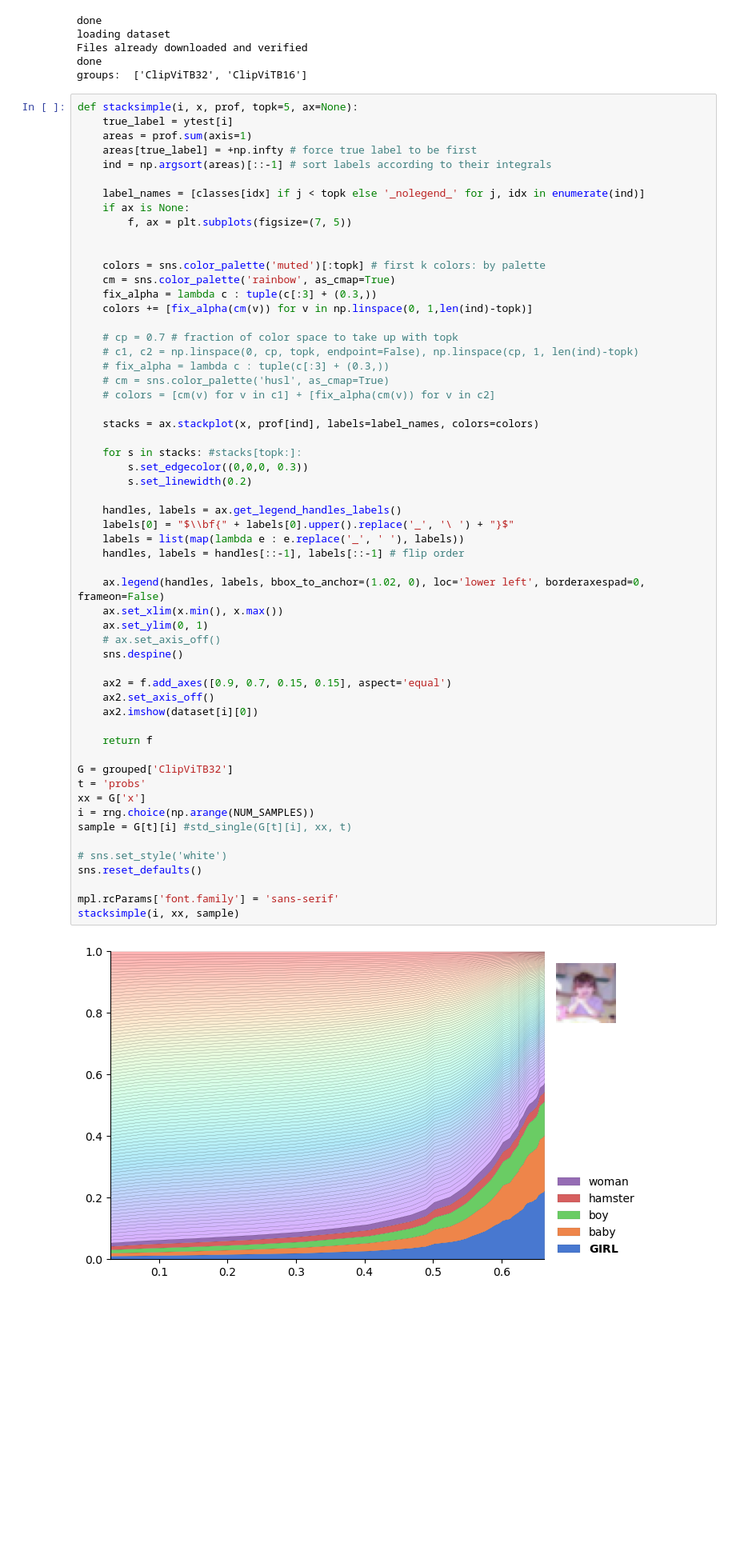
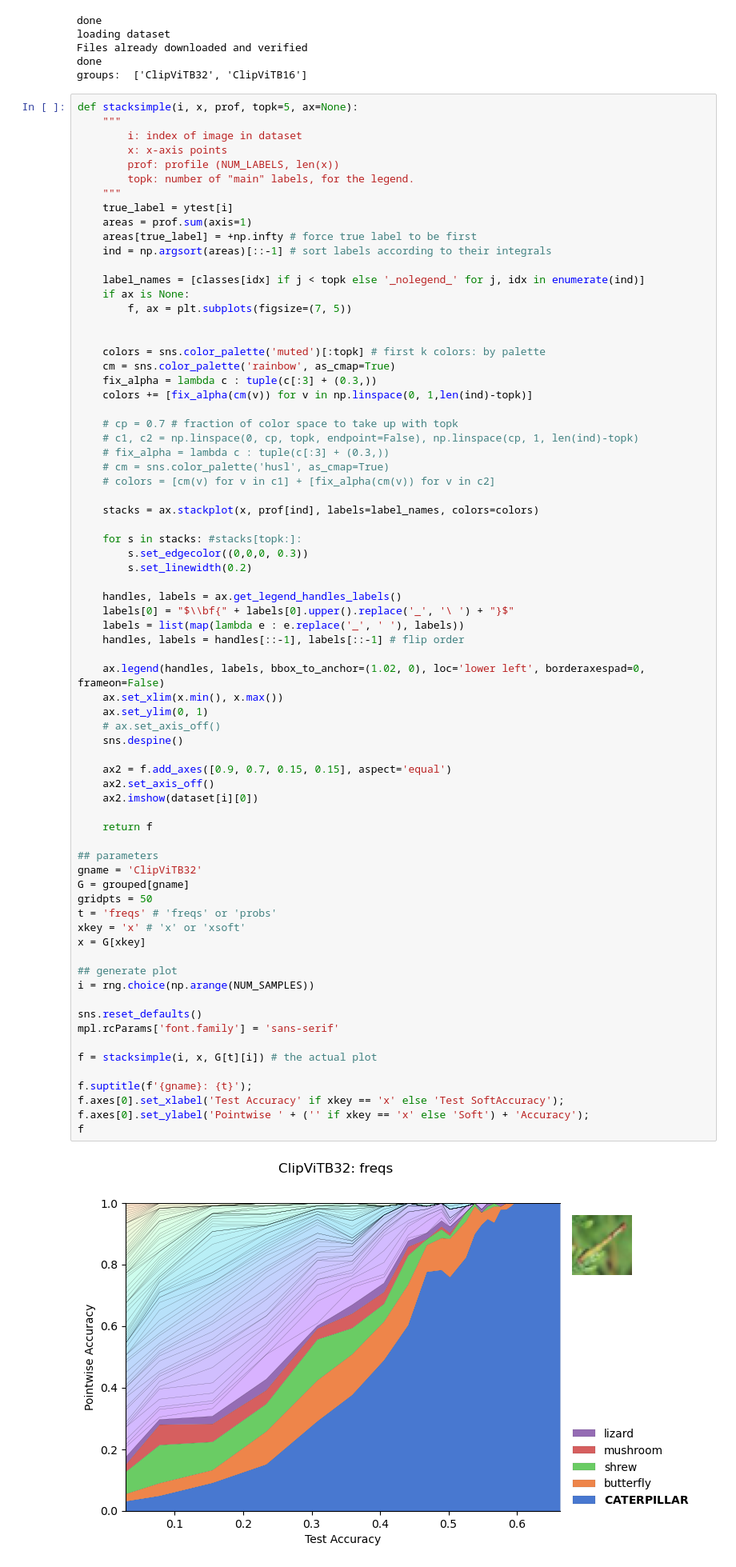
Before and after one commit to nikhil-ghosh-berkeley/dist-shift, a Jupyter notebook: preetum/dec31_simplestack.ipynb, the cells around one changed output. Shown at 80% size. Drawn from its saved outputs; the diff is of its cells as text; blank space fills up the shorter version.

```diff
--- a/preetum/dec31_simplestack.ipynb
+++ b/preetum/dec31_simplestack.ipynb
@@ -76,6 +80,12 @@ done
 groups:  ['ClipViTB32', 'ClipViTB16']
 # %%
 def stacksimple(i, x, prof, topk=5, ax=None):
+    """
+        i: index of image in dataset
+        x: x-axis points
+        prof: profile (NUM_LABELS, len(x))
+        topk: number of "main" labels, for the legend.
+    """
     true_label = ytest[i]
     areas = prof.sum(axis=1)
     areas[true_label] = +np.infty # force true label to be first
@@ -98,38 +108,47 @@ def stacksimple(i, x, prof, topk=5, ax=None):
     # colors = [cm(v) for v in c1] + [fix_alpha(cm(v)) for v in c2]
 
     stacks = ax.stackplot(x, prof[ind], labels=label_names, colors=colors)
 
     for s in stacks: #stacks[topk:]:
         s.set_edgecolor((0,0,0, 0.3))
         s.set_linewidth(0.2)
 
     handles, labels = ax.get_legend_handles_labels()
     labels[0] = "$\\bf{" + labels[0].upper().replace('_', '\ ') + "}$"
     labels = list(map(lambda e : e.replace('_', ' '), labels))
     handles, labels = handles[::-1], labels[::-1] # flip order
 
     ax.legend(handles, labels, bbox_to_anchor=(1.02, 0), loc='lower left', borderaxespad=0, frameon=False)
     ax.set_xlim(x.min(), x.max())
     ax.set_ylim(0, 1)
     # ax.set_axis_off()
     sns.despine()
 
     ax2 = f.add_axes([0.9, 0.7, 0.15, 0.15], aspect='equal')
     ax2.set_axis_off()
     ax2.imshow(dataset[i][0])
 
     return f
 
-G = grouped['ClipViTB32']
-t = 'probs'
-xx = G['x']
+## parameters
+gname = 'ClipViTB32'
+G = grouped[gname]
+gridpts = 50
+t = 'freqs' # 'freqs' or 'probs'
+xkey = 'x' # 'x' or 'xsoft'
+x = G[xkey]
+
+## generate plot
 i = rng.choice(np.arange(NUM_SAMPLES))
-sample = G[t][i] #std_single(G[t][i], xx, t)
 
-# sns.set_style('white')
 sns.reset_defaults()
+mpl.rcParams['font.family'] = 'sans-serif'
 
-mpl.rcParams['font.family'] = 'sans-serif'
-stacksimple(i, xx, sample)
+f = stacksimple(i, x, G[t][i]) # the actual plot
+
+f.suptitle(f'{gname}: {t}');
+f.axes[0].set_xlabel('Test Accuracy' if xkey == 'x' else 'Test SoftAccuracy');
+f.axes[0].set_ylabel('Pointwise ' + ('' if xkey == 'x' else 'Soft') + 'Accuracy');
+f
 # %% [output]
-[figure, old version]
+[figure, new version]
```
Also changed, not shown: parts of 1 cell of this notebook, 1 other file.
